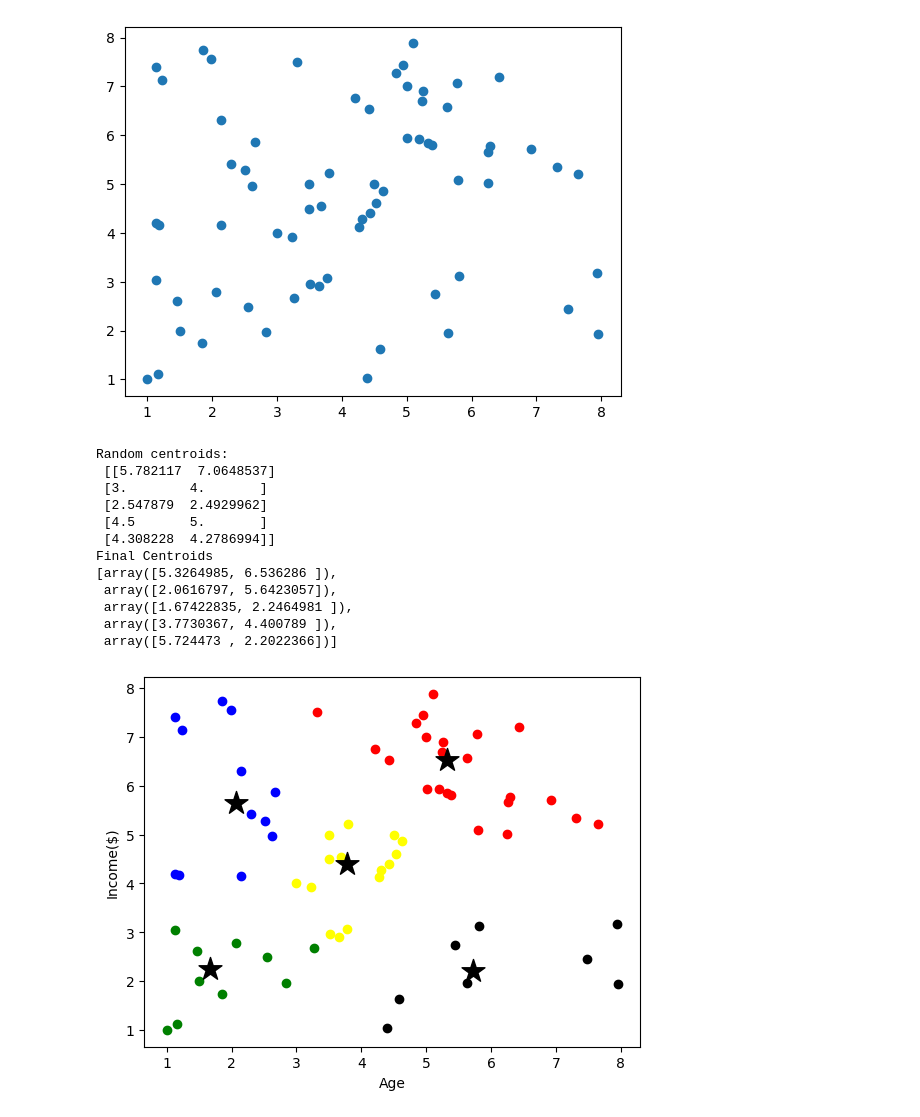
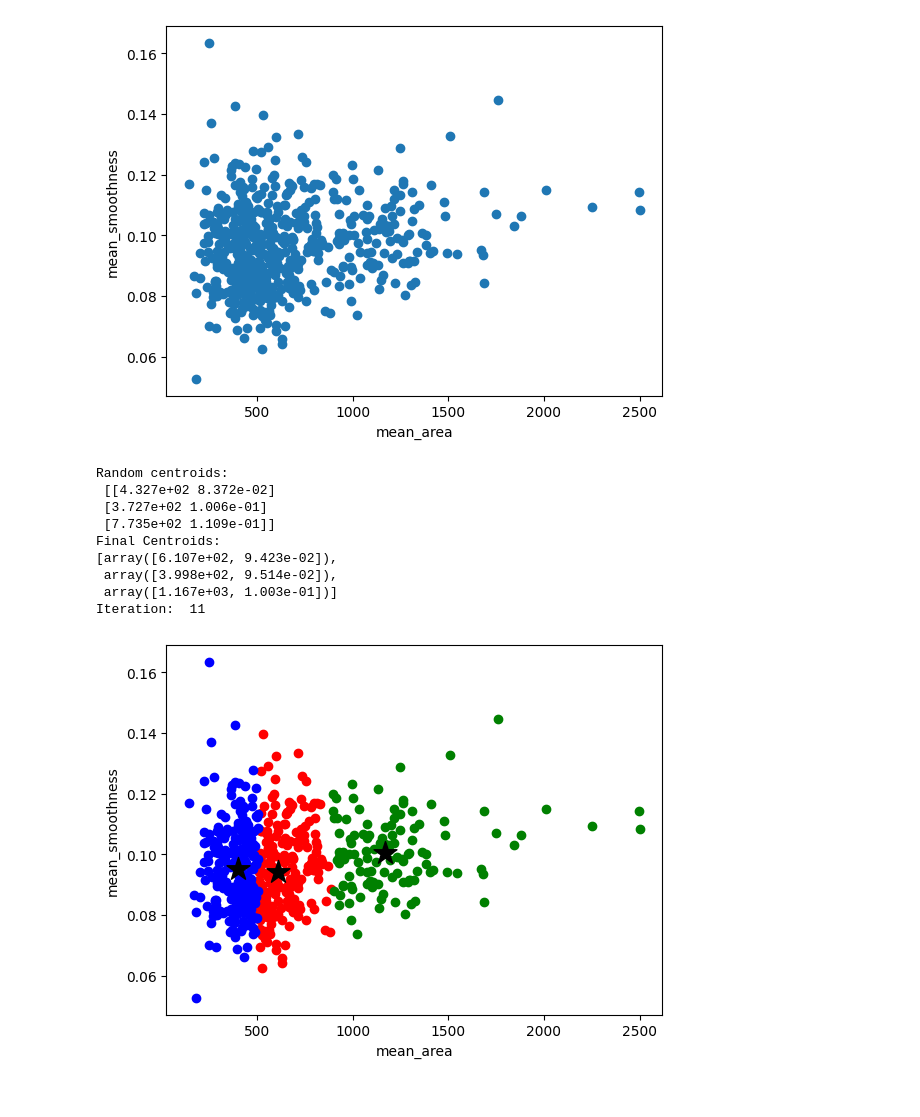
Before and after one commit to ahmedfahad04/5th-Semester, a Jupyter notebook: DBMS/K-means Clustering/k-means-clustering.ipynb, the cells around one changed output. Cells and saved outputs as stored; diff of their text form; code cells hidden in the pictures.

```diff
--- a/DBMS/K-means Clustering/k-means-clustering.ipynb
+++ b/DBMS/K-means Clustering/k-means-clustering.ipynb
@@ -11,6 +11,7 @@ class K_Means:
         self.X = X
         self.labels_ = None
         self.centroids_ = None
+        self.itr = 0
 
     def calculate_distance(self, point1, point2):
         x1 = point1[0]
@@ -54,7 +55,10 @@ class K_Means:
         clusters = []
 
         # randomly select k points as the initial centroids
+        centroids = [i for i in range(self.k)]
         centroids = self.X[np.random.choice(self.X.shape[0], self.k, replace=False)]
+        # centroids = np.array([np.max(self.X, axis=0), np.min(self.X, axis=0), np.median(self.X, axis=0)])
+
         print("Random centroids: \n", centroids)
 
         while 1:
@@ -80,51 +84,52 @@ class K_Means:
             else:
                 centroids = new_centroids
                 clusters = []
+                self.itr += 1
 # %%
 # read data from csv file
-data = pd.read_csv('data2.csv')
+data = pd.read_csv('data3.csv')
 df = data.iloc[:, :]
 df = np.array(df)
 
 # define variable
-var1 = 'Age'
-var2 = 'Income($)'
-k = 5
+var1 = 'mean_area'
+var2 = 'mean_smoothness'
+k = 3
 
 # plot the data (before clustering)
 plt.scatter(data[var1], data[var2])
+plt.xlabel(var1)
+plt.ylabel(var2)
 plt.show()
 
 # apply the K-Means algorithm
 kmeans = K_Means(n_cluster=k, X=df)
 kmeans.fit()
 print("Final Centroids:")
 p.pprint(kmeans.centroids_)
+print("Iteration: ", kmeans.itr)
 
 # plot the data (after clustering)
 data['cluster'] = kmeans.labels_
 color = ['red', 'blue', 'green', 'yellow', 'black', 'orange', 'purple', 'pink', 'gray', 'brown']
 
 for i in range(k):
     df = data[data.cluster == i]
     plt.scatter(df[var1], df[var2], color=color[i])
     plt.scatter(kmeans.centroids_[i][0], kmeans.centroids_[i][1], marker='*', s=300, c='black')
 
 plt.xlabel(var1)
 plt.ylabel(var2)
 plt.show()
 # %% [output]
-[figure, old version]
+[figure, new version]
 Random centroids:
- [[5.782117  7.0648537]
- [3.        4.       ]
- [2.547879  2.4929962]
- [4.5       5.       ]
- [4.308228  4.2786994]]
-Final Centroids
-[array([5.3264985, 6.536286 ]),
- array([2.0616797, 5.6423057]),
- array([1.67422835, 2.2464981 ]),
- array([3.7730367, 4.400789 ]),
- array([5.724473 , 2.2022366])]
+ [[4.327e+02 8.372e-02]
+ [3.727e+02 1.006e-01]
+ [7.735e+02 1.109e-01]]
+Final Centroids:
+[array([6.107e+02, 9.423e-02]),
+ array([3.998e+02, 9.514e-02]),
+ array([1.167e+03, 1.003e-01])]
+Iteration:  11
-[figure, old version]
+[figure, new version]
```
Also changed, not shown: 29 other files.
